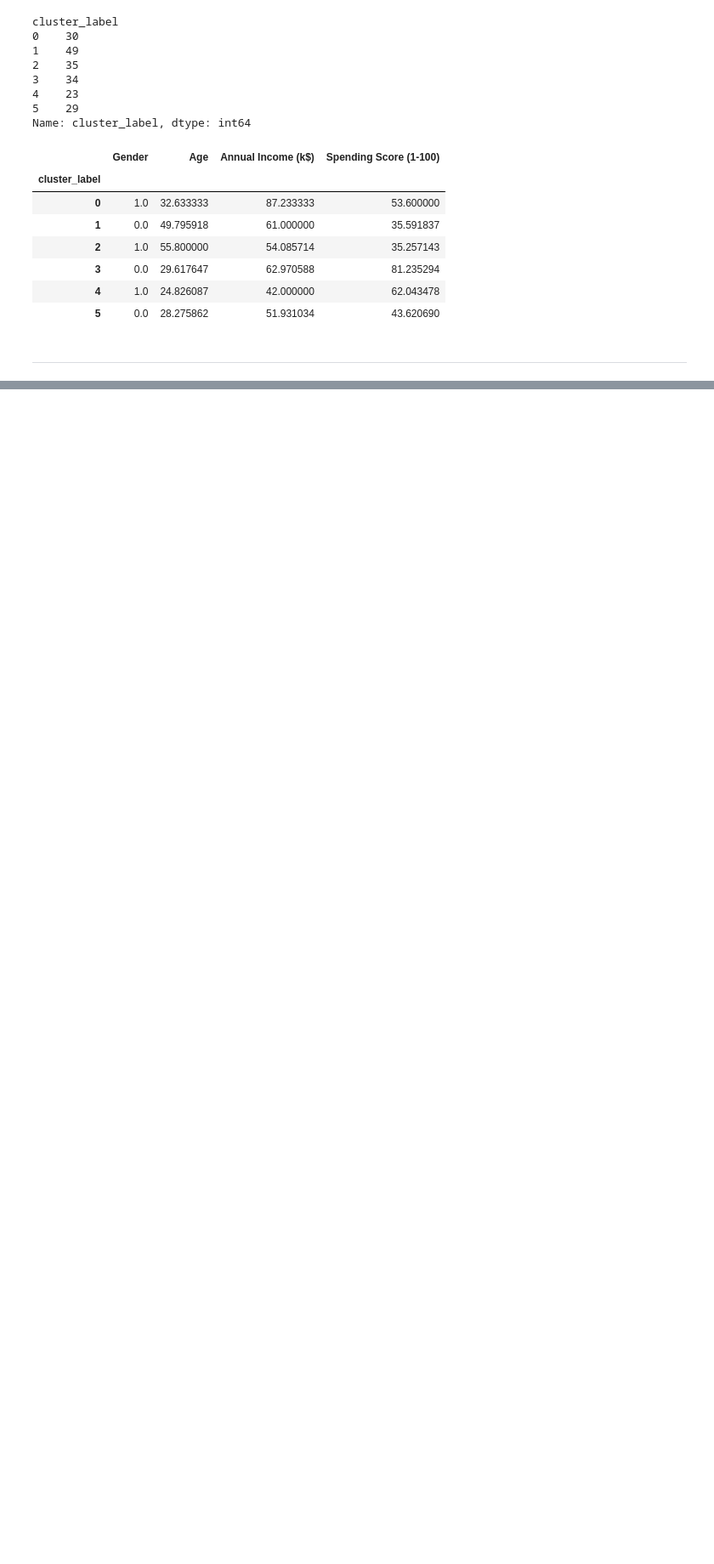
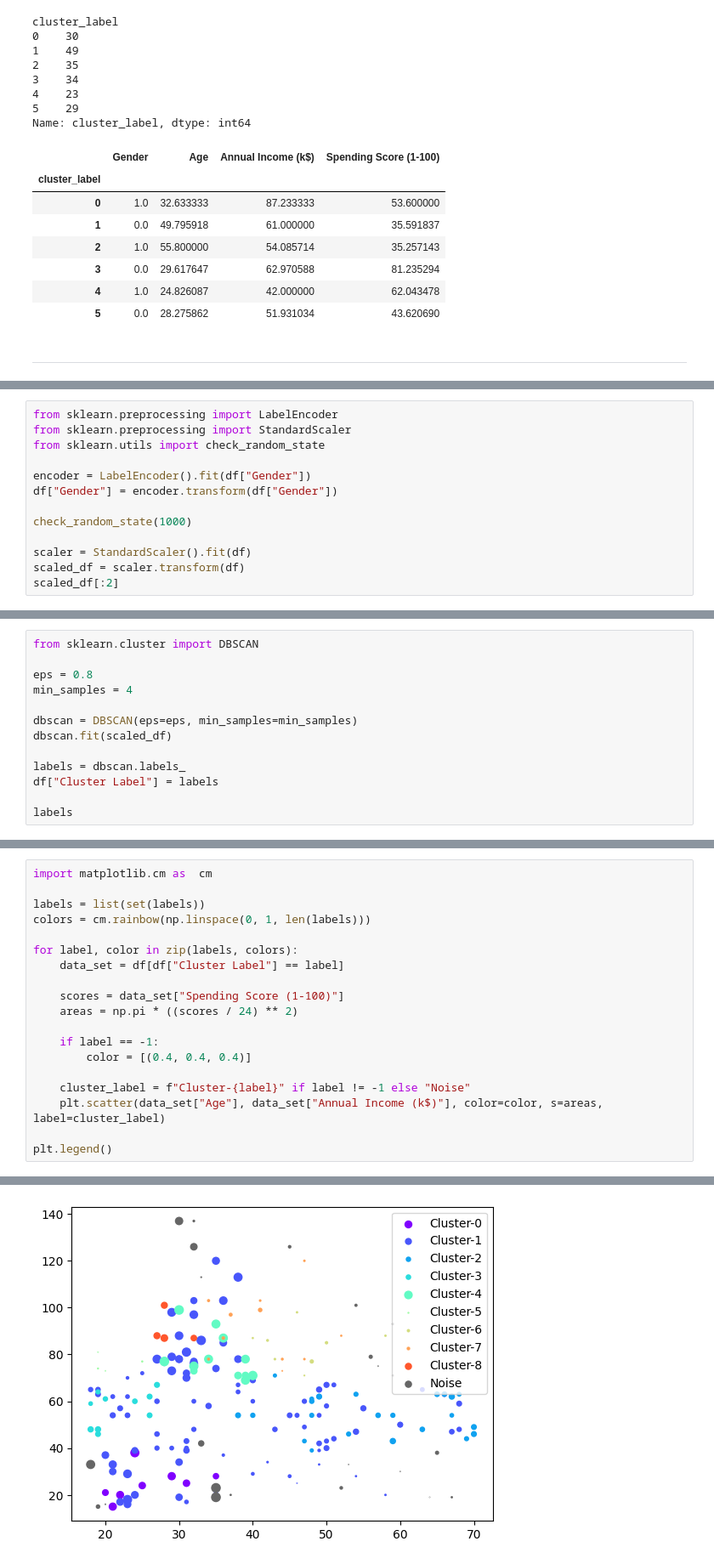
Before and after one commit to amir-azimi-dev/Machine-Learning, a Jupyter notebook: clustering/Project/project.ipynb, the cells around one changed output, grey strips where cells are left out. Shown: that part at 85% size. Cells and saved outputs as stored; diff of their text form; blank space fills up the shorter version.

Commit message:
add: clustering-project DBSCAN

```diff
--- a/clustering/Project/project.ipynb
+++ b/clustering/Project/project.ipynb
@@ -351,0 +368,13 @@ Name: cluster_label, dtype: int64
+# %%
+from sklearn.preprocessing import LabelEncoder
+from sklearn.preprocessing import StandardScaler
+from sklearn.utils import check_random_state
+
+encoder = LabelEncoder().fit(df["Gender"])
+df["Gender"] = encoder.transform(df["Gender"])
+
+check_random_state(1000)
+
+scaler = StandardScaler().fit(df)
+scaled_df = scaler.transform(df)
+scaled_df[:2]
@@ -351,0 +386,13 @@ Name: cluster_label, dtype: int64
+# %%
+from sklearn.cluster import DBSCAN
+
+eps = 0.8
+min_samples = 4
+
+dbscan = DBSCAN(eps=eps, min_samples=min_samples)
+dbscan.fit(scaled_df)
+
+labels = dbscan.labels_
+df["Cluster Label"] = labels
+
+labels
@@ -351,0 +414,20 @@ Name: cluster_label, dtype: int64
+# %%
+import matplotlib.cm as  cm
+
+labels = list(set(labels))
+colors = cm.rainbow(np.linspace(0, 1, len(labels)))
+
+for label, color in zip(labels, colors):
+    data_set = df[df["Cluster Label"] == label]
+
+    scores = data_set["Spending Score (1-100)"]
+    areas = np.pi * ((scores / 24) ** 2)
+
+    if label == -1:
+        color = [(0.4, 0.4, 0.4)]
+
+    cluster_label = f"Cluster-{label}" if label != -1 else "Noise"
+    plt.scatter(data_set["Age"], data_set["Annual Income (k$)"], color=color, s=areas, label=cluster_label)
+
+plt.legend()
+# %% [output]
@@ -351,0 +435 @@ Name: cluster_label, dtype: int64
+[figure, added]
```
Also changed, not shown: parts of 11 cells of this notebook.
